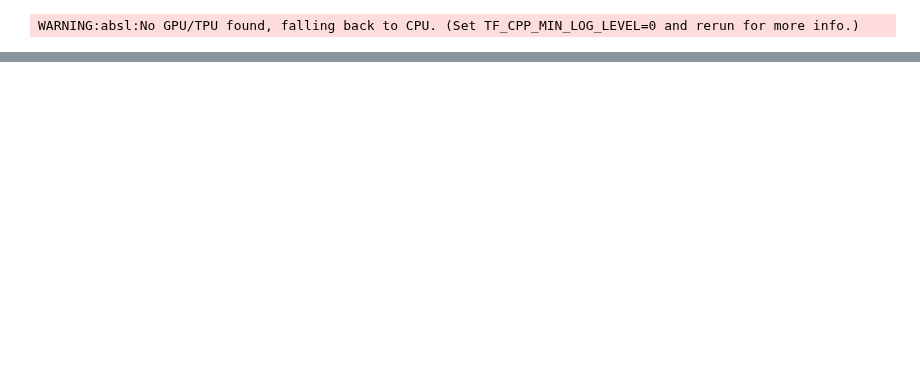
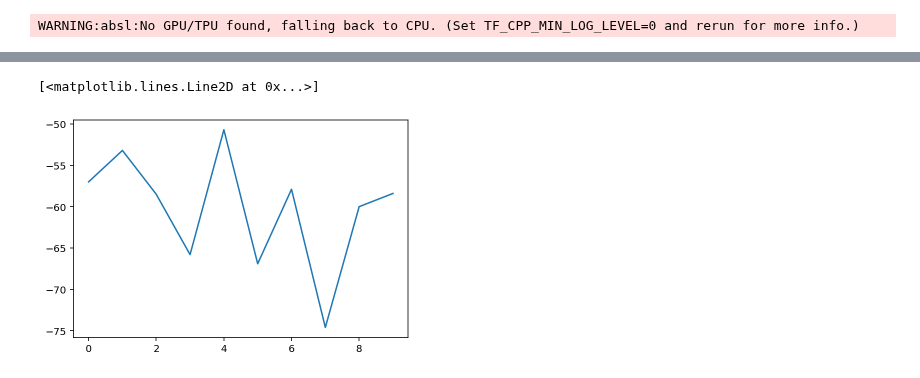
Before and after one commit to RobertTLange/evosax, a Jupyter notebook: notebooks/meta_rnn_cma_es.ipynb, the cells around one changed output, grey strips where cells are left out. Drawn from its saved outputs; the diff is of its cells as text; code cells hidden in the pictures; blank space fills up the shorter version.

```diff
--- a/notebooks/meta_rnn_cma_es.ipynb
+++ b/notebooks/meta_rnn_cma_es.ipynb
@@ -35,0 +116,9 @@ DeviceArray([0.1, 0.9, 1. ], dtype=float32)
+# %%
+def reshape_and_eval(rng, x, network_shapes, env_params):
+    """ Perform both parameter reshaping and evaluation in one go. """
+    net_params = flat_to_network(x, network_shapes)
+    returns = batch_rollout(rng, net_params, env_params)
+    return - returns.mean()
+
+x = jnp.zeros(total_no_params)
+reshape_and_eval(batch_keys, x, network_shapes, env_params)
@@ -35,0 +127,4 @@ DeviceArray([0.1, 0.9, 1. ], dtype=float32)
+# %%
+generation_fitness = vmap(reshape_and_eval, in_axes=(None, 0, None, None))
+xs = jnp.stack([x, x])
+generation_fitness(batch_keys, xs, network_shapes, env_params)
@@ -35,0 +133,25 @@ DeviceArray([0.1, 0.9, 1. ], dtype=float32)
+# %%
+# Run Open-NES
+num_generations = 10
+pop_size = 10
+elite_size = 5
+mean_init = jnp.zeros((total_no_params, ))
+sigma_init = 1
+params, memory = init_strategy(mean_init, sigma_init,
+                               pop_size, elite_size)
+fit = []
+for g in range(num_generations):
+    # Explicitly handle random number generation
+    rng, rng_ask, rng_eval = jax.random.split(rng, 3)
+    batch_keys = jax.random.split(rng_eval, 10)
+    # Ask for the next generation population to test
+    x, memory = ask(rng_ask, params, memory)
+    # Evaluate the fitness of the generation members
+    #fitness = batch_rosenbrock(x, 1, 100)
+    fitness = generation_fitness(batch_keys, x,
+                                 network_shapes, env_params)
+    fit.append(fitness.min())
+    print("Episode return:", fit[-1])
+    # x, fitness = rank_shaped_fitness(x, fitness)
+    # Tell/Update the CMA-ES with newest data points
+    memory = tell(x, fitness, params, memory)
@@ -35,0 +169,6 @@ DeviceArray([0.1, 0.9, 1. ], dtype=float32)
+# %%
+import matplotlib.pyplot as plt
+plt.plot(fit)
+# %% [output]
+[<matplotlib.lines.Line2D at 0x...>]
+[figure, added]
```
Also changed, not shown: parts of 18 cells of this notebook, 4 other files.
